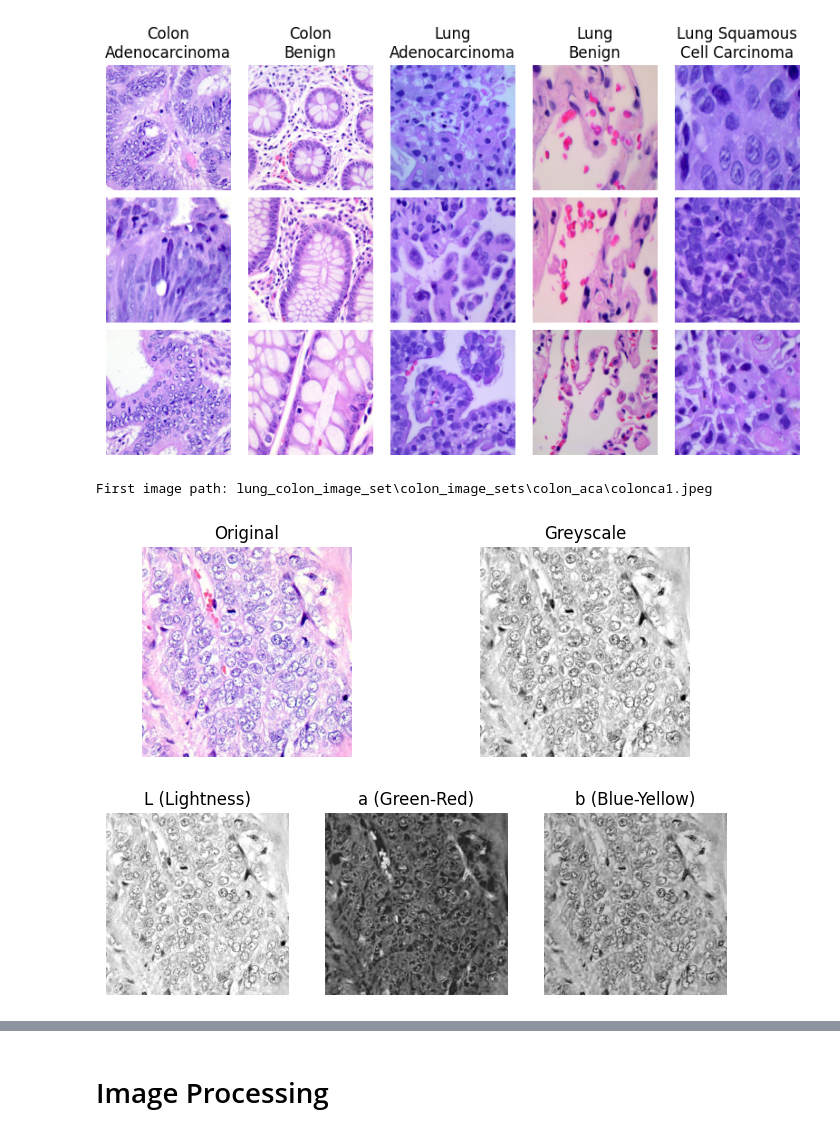
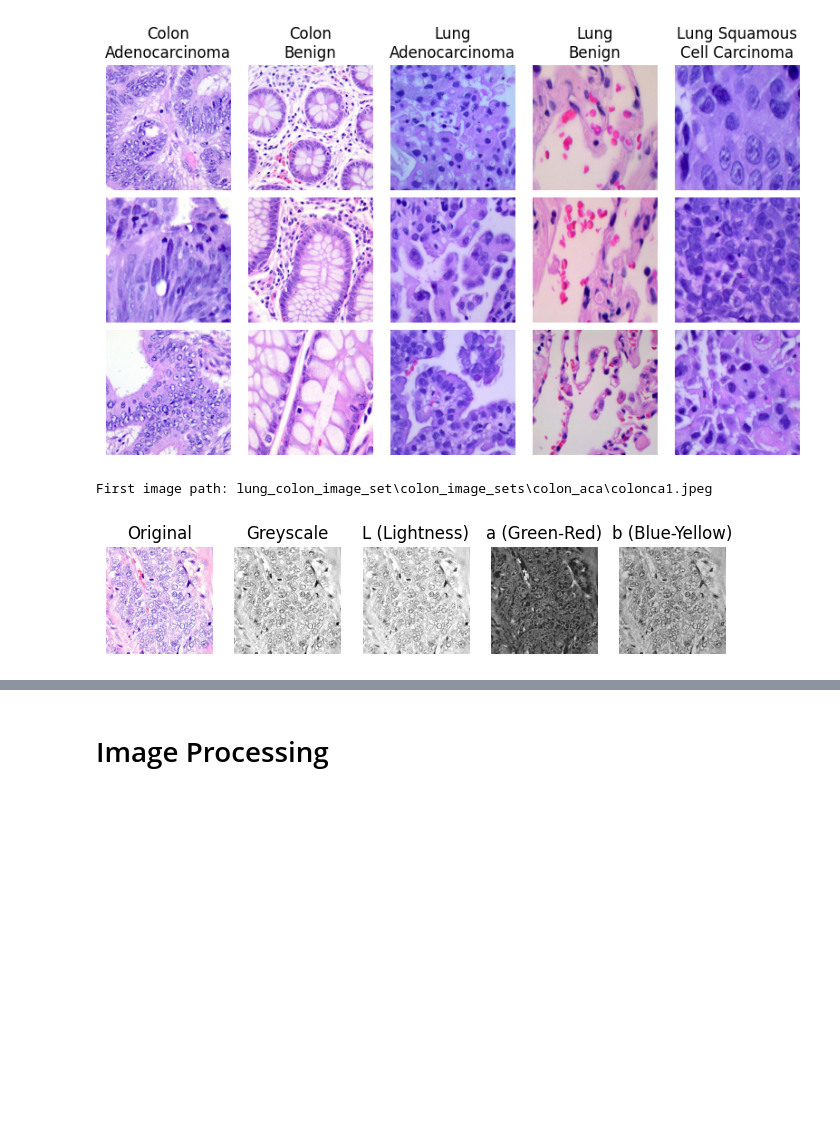
Before and after one commit to yshen267/LC-CC-Classifier, a Jupyter notebook: Data Processing.ipynb, the cells around one changed output, grey strips where cells are left out. Cells and saved outputs as stored; diff of their text form; code cells hidden in the pictures; blank space fills up the shorter version.

```diff
--- a/Data Processing.ipynb
+++ b/Data Processing.ipynb
@@ -96,56 +97,39 @@ plt.show()
 # %%
 image = io.imread(image_paths[0])
 print(f"First image path: {image_paths[0]}")
 
 # Convert to greyscale
 greyscale_image = color.rgb2gray(image)
+greyscale_image = (greyscale_image * 255).astype(np.uint8)
 
 # Convert to LAB colorspace
 lab_image = color.rgb2lab(image)
 L_channel = lab_image[:, :, 0]
 a_channel = lab_image[:, :, 1]
 b_channel = lab_image[:, :, 2]
+lab_image = (lab_image * 255).astype(np.uint8)
+
+titles = ["Original", "Greyscale", "L (Lightness)", "a (Green-Red)", "b (Blue-Yellow)"]
+images = [image, greyscale_image, L_channel, a_channel, b_channel]
 
 # Plot images
-plt.figure(figsize=(8, 6))
+fig, axes = plt.subplots(1, 5, figsize=(8, 5))
 
-# Original Image
-io.imsave("original.jpeg", image)
-plt.subplot(2, 2, 1)
-plt.imshow(image)
-plt.title("Original")
-plt.axis('off')
+for col in range(5):
+    ax = axes[col]
+    ax.set_title(titles[col])
 
-# Greyscale Image
-greyscale_image = (greyscale_image * 255).astype(np.uint8)
-io.imsave("greyscale.jpeg", greyscale_image)
-plt.subplot(2, 2, 2)
-plt.imshow(greyscale_image, cmap="gray")
-plt.title("Greyscale")
-plt.axis('off')
+    # Display greyscale images with cmap='gray'
+    ax.imshow(images[col], cmap='gray')
+    ax.axis('off')
 
-# Lab Images
-lab_image = (lab_image * 255).astype(np.uint8)
-io.imsave("lab.jpeg", lab_image)
-plt.subplot(2, 3, 4)
-plt.imshow(L_channel, cmap="gray")
-plt.title("L (Lightness)")
-plt.axis("off")
-
-plt.subplot(2, 3, 5)
-plt.imshow(a_channel, cmap="gray")
-plt.title("a (Green-Red)")
-plt.axis("off")
-
-plt.subplot(2, 3, 6)
-plt.imshow(b_channel, cmap="gray")
-plt.title("b (Blue-Yellow)")
-plt.axis("off")
+# Save the grid as a JPEG
+fig.savefig("Processed_image_grid.jpg", format="jpeg", dpi=300)
 
 plt.show()
 # %% [output]
 First image path: lung_colon_image_set\colon_image_sets\colon_aca\colonca1.jpeg
-[figure, old version]
+[figure, new version]
 # %%
 # Apply LBP
 radius = 1
```
Also changed, not shown: parts of 3 cells of this notebook, 1 other file.
